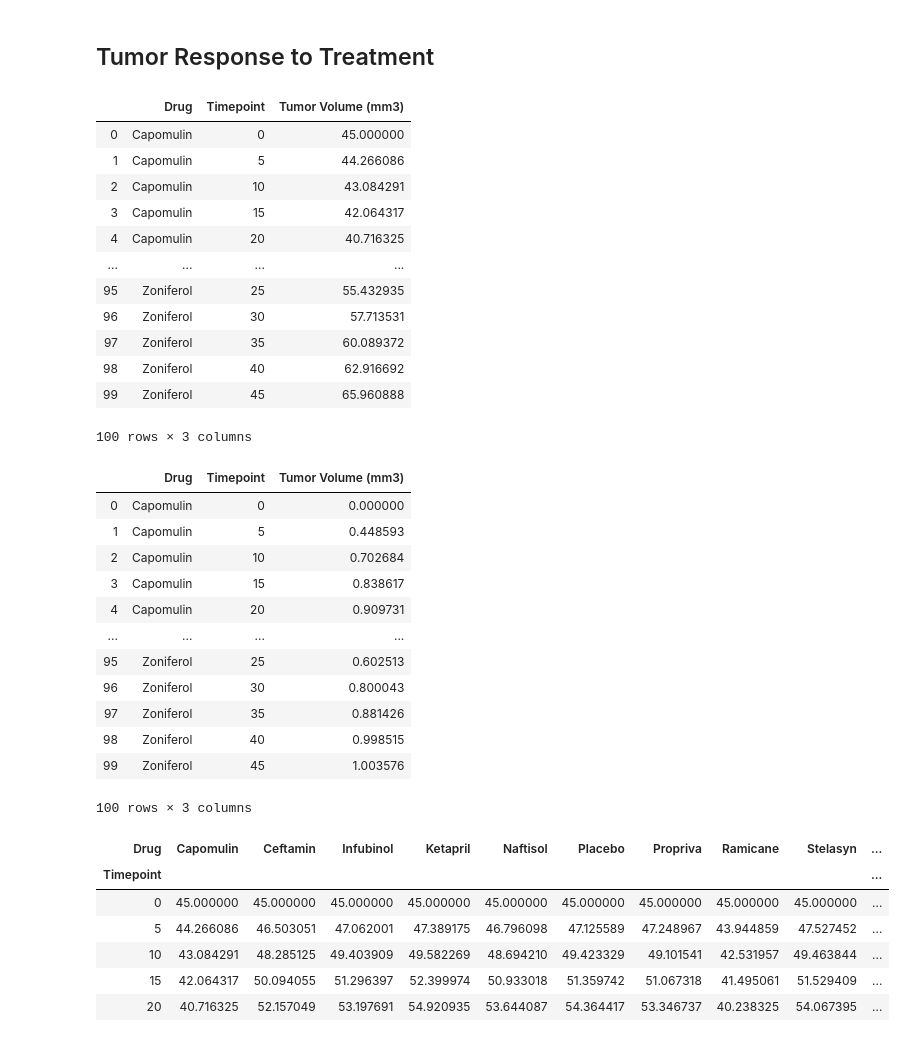
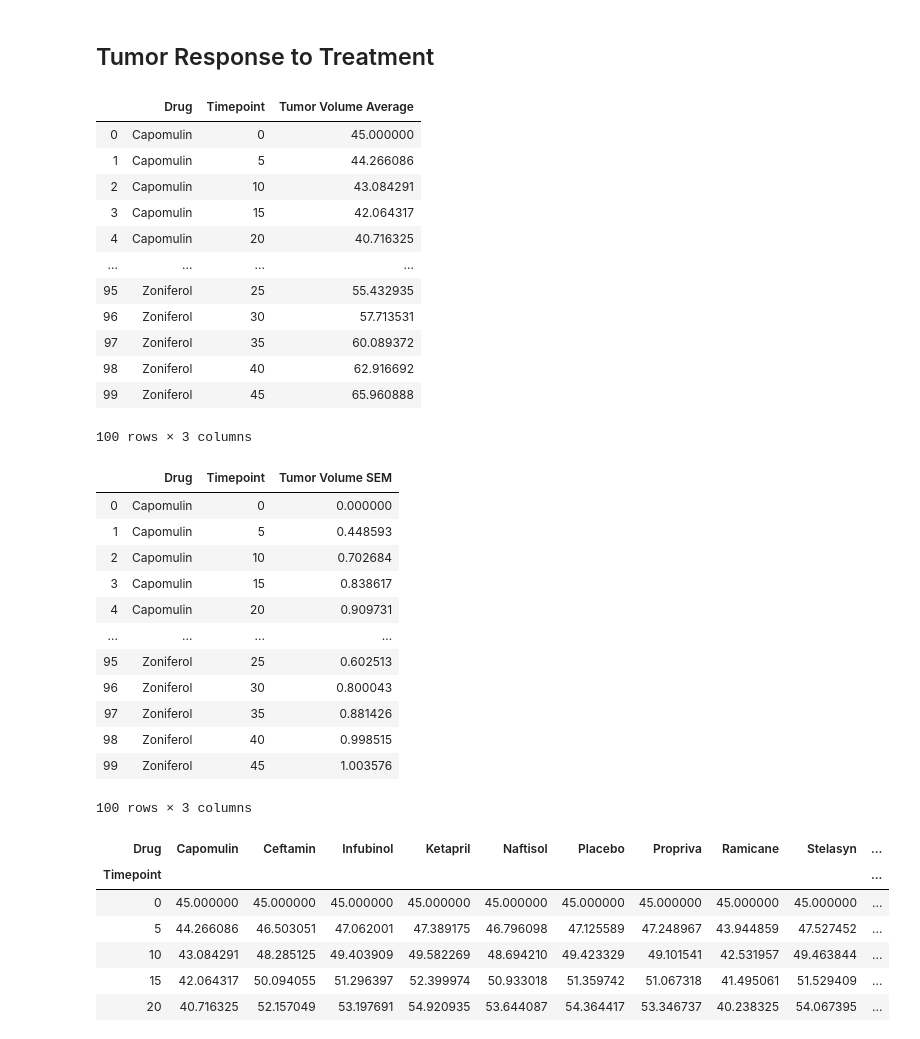
Before and after one commit to AlejandraRosa/Matplotlib-Challenge, a Jupyter notebook: Pymaceuticals/pymaceuticals_starter.ipynb, the cells around one changed output. Drawn from its saved outputs; the diff is of its cells as text; code cells hidden in the pictures.

```diff
--- a/Pymaceuticals/pymaceuticals_starter.ipynb
+++ b/Pymaceuticals/pymaceuticals_starter.ipynb
@@ -34,13 +34,13 @@ combined_data.head()
 # %%
 # Store the Mean Tumor Volume Data Grouped by Drug and Timepoint
 # Convert to DataFrame
-
 tumor_average_df = pd.DataFrame(combined_data.groupby(["Drug","Timepoint"])["Tumor Volume (mm3)"].mean().reset_index())
+tumor_average_df.rename(columns={'Tumor Volume (mm3)':'Tumor Volume Average'},inplace = True)
 
 # Preview DataFrame
 tumor_average_df
 # %% [output]
-|  | Drug | Timepoint | Tumor Volume (mm3) |
+|  | Drug | Timepoint | Tumor Volume Average |
 | 0 | Capomulin | 0 | 45.000000 |
 | 1 | Capomulin | 5 | 44.266086 |
 | 2 | Capomulin | 10 | 43.084291 |
@@ -56,12 +56,12 @@ tumor_average_df
 # %%
 # Store the Standard Error of Tumor Volumes Grouped by Drug and Timepoint
 tumor_sem_df = pd.DataFrame(combined_data.groupby(["Drug","Timepoint"])["Tumor Volume (mm3)"].sem().reset_index())
-
+tumor_sem_df.rename(columns={'Tumor Volume (mm3)':'Tumor Volume SEM'},inplace = True)
 # Convert to DataFrame
 # Preview DataFrame
 tumor_sem_df
 # %% [output]
-|  | Drug | Timepoint | Tumor Volume (mm3) |
+|  | Drug | Timepoint | Tumor Volume SEM |
 | 0 | Capomulin | 0 | 0.000000 |
 | 1 | Capomulin | 5 | 0.448593 |
 | 2 | Capomulin | 10 | 0.702684 |
```
Also changed, not shown: parts of 10 cells of this notebook.
